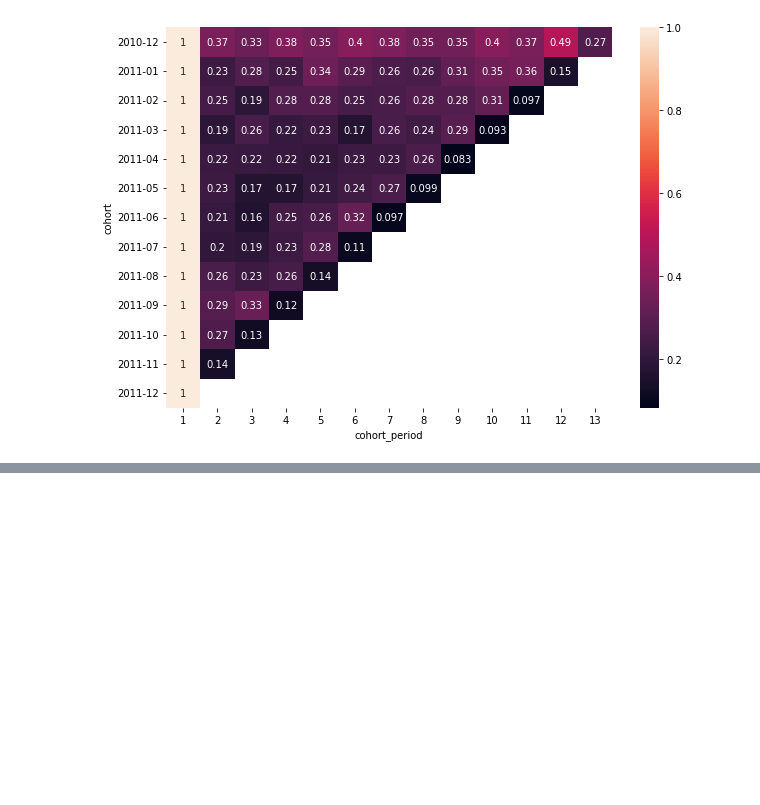
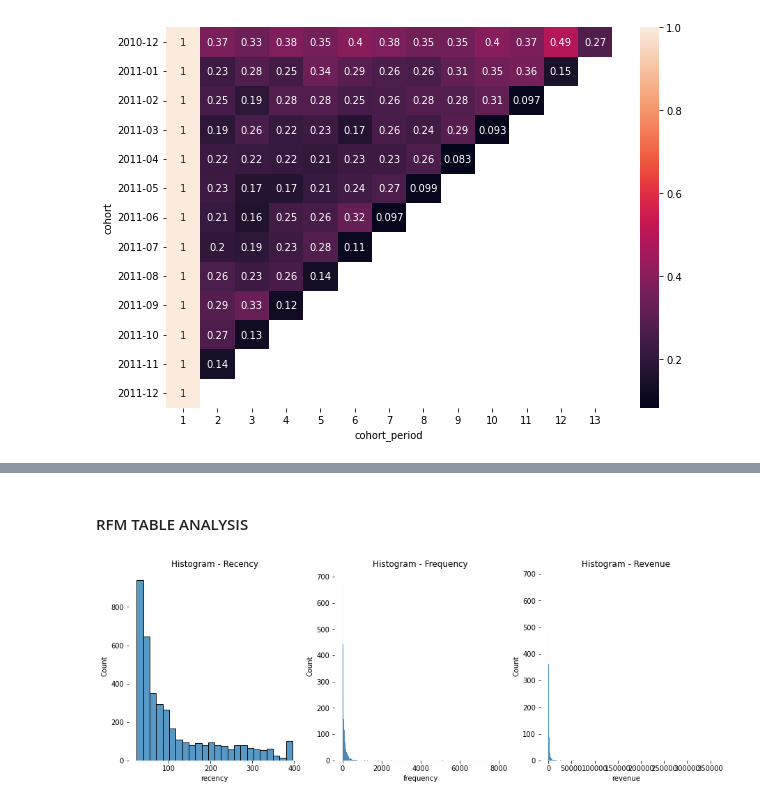
Before and after one commit to daianeklein/customer-segmentation, a Jupyter notebook: customer-segmentation.ipynb, the cells around one changed output, grey strips where cells are left out. Saved outputs shown, nothing was run; the diff lists cells and outputs as text; code cells hidden in the pictures; blank space fills up the shorter version.

Commit message:
add customer segmentation notebook

```diff
--- a/customer-segmentation.ipynb
+++ b/customer-segmentation.ipynb
@@ -558,0 +482,12 @@ sns.heatmap(users.T, mask = users.T.isnull(), annot = True)
+# %%
+now = datetime.date(year = 2012, month = 1, day = 1)
+
+rfm = df1.groupby('CustomerID').agg({'date': lambda x: ( now- x.max()).days,
+                             'CustomerID' : lambda x: len(x),
+                                    'revenue': lambda x: x.sum()})
+
+rfm = rfm.rename(columns=({'CustomerID' : 'frequency',
+                          'date' : 'recency'}))
+rfm = rfm.reset_index()
+
+rfm
@@ -558,0 +508,19 @@ sns.heatmap(users.T, mask = users.T.isnull(), annot = True)
+# %% [markdown]
+#### RFM TABLE ANALYSIS
+# %%
+#recency
+
+plt.figure(figsize = (15,5))
+plt.subplot(1, 3, 1)
+sns.histplot(data = rfm, x = 'recency')
+set_chart_settings('Histogram - Recency')
+
+plt.subplot(1, 3, 2)
+sns.histplot(data = rfm, x = 'frequency')
+set_chart_settings('Histogram - Frequency')
+
+plt.subplot(1, 3, 3)
+sns.histplot(data = rfm, x = 'revenue')
+set_chart_settings('Histogram - Revenue')
+# %% [output]
+[figure, added]
```
Also changed, not shown: parts of 23 cells of this notebook.
